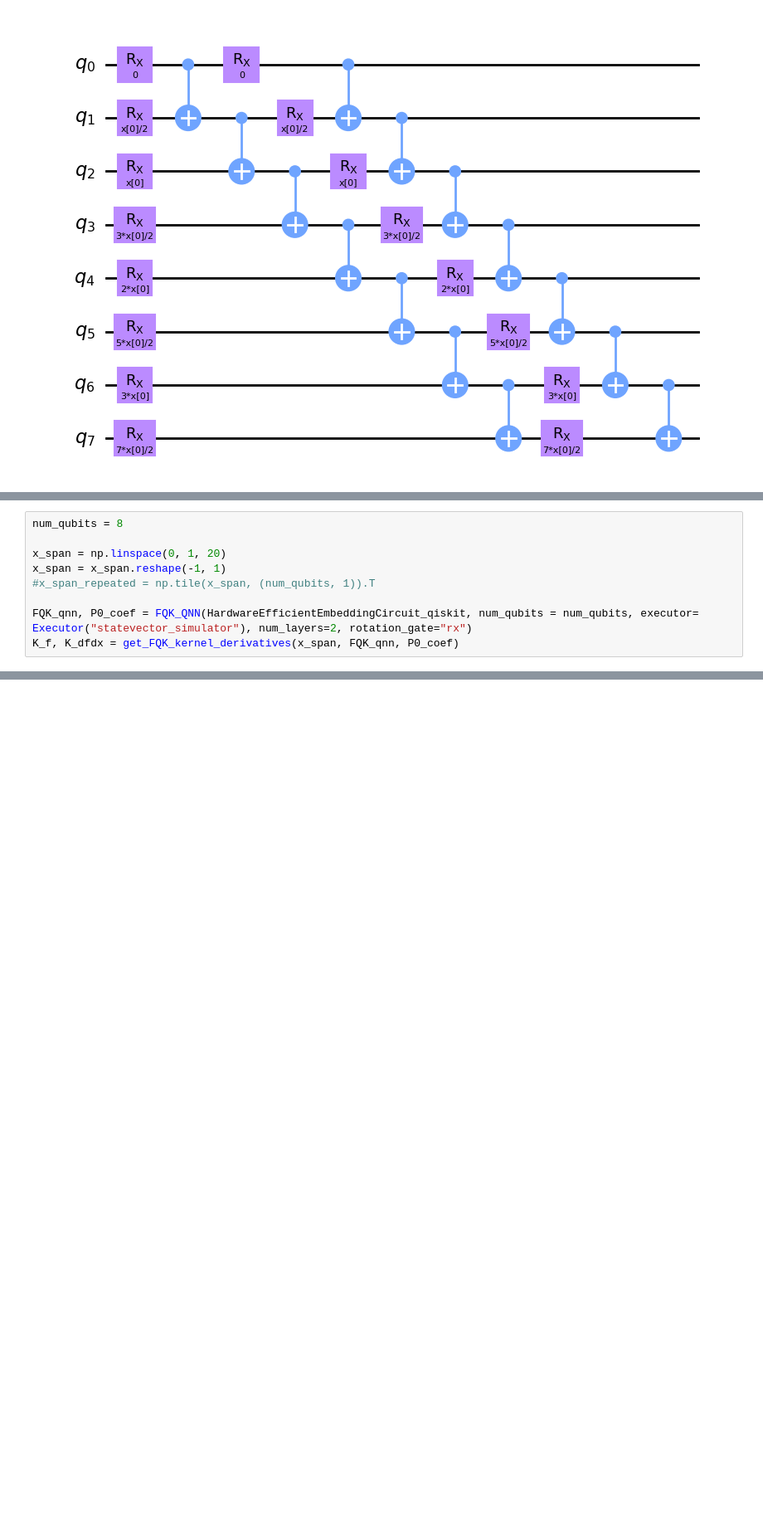
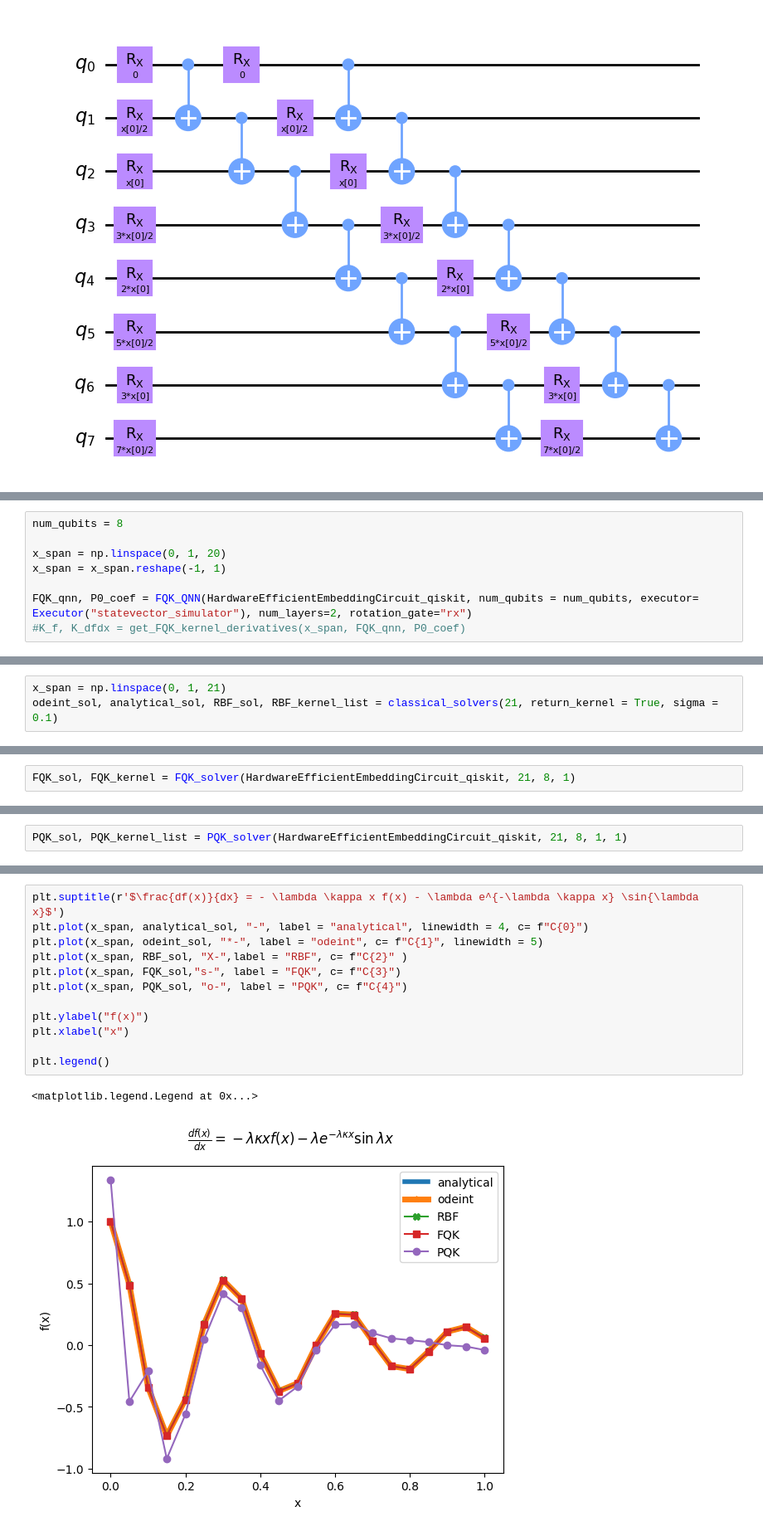
Before and after one commit to rupof/KernelDE, a Jupyter notebook: KernelDDE.ipynb, the cells around one changed output, grey strips where cells are left out. Shown at 83% size. Saved outputs shown, nothing was run; the diff lists cells and outputs as text; blank space fills up the shorter version.

```diff
--- a/KernelDDE.ipynb
+++ b/KernelDDE.ipynb
@@ -183,7 +317,6 @@ num_qubits = 8
 
 x_span = np.linspace(0, 1, 20)
 x_span = x_span.reshape(-1, 1)
-#x_span_repeated = np.tile(x_span, (num_qubits, 1)).T
 
 FQK_qnn, P0_coef = FQK_QNN(HardwareEfficientEmbeddingCircuit_qiskit, num_qubits = num_qubits, executor= Executor("statevector_simulator"), num_layers=2, rotation_gate="rx")
-K_f, K_dfdx = get_FQK_kernel_derivatives(x_span, FQK_qnn, P0_coef)
+#K_f, K_dfdx = get_FQK_kernel_derivatives(x_span, FQK_qnn, P0_coef)
@@ -311,0 +428,3 @@ plt.plot(x_span, np.abs(solution-f_analytical(x_span)), '-.')
+# %%
+x_span = np.linspace(0, 1, 21)
+odeint_sol, analytical_sol, RBF_sol, RBF_kernel_list = classical_solvers(21, return_kernel = True, sigma = 0.1)
@@ -311,0 +437,2 @@ plt.plot(x_span, np.abs(solution-f_analytical(x_span)), '-.')
+# %%
+FQK_sol, FQK_kernel = FQK_solver(HardwareEfficientEmbeddingCircuit_qiskit, 21, 8, 1)
@@ -311,0 +446,2 @@ plt.plot(x_span, np.abs(solution-f_analytical(x_span)), '-.')
+# %%
+PQK_sol, PQK_kernel_list = PQK_solver(HardwareEfficientEmbeddingCircuit_qiskit, 21, 8, 1, 1)
@@ -311,0 +454,15 @@ plt.plot(x_span, np.abs(solution-f_analytical(x_span)), '-.')
+# %%
+plt.suptitle(r'$\frac{df(x)}{dx} = - \lambda \kappa x f(x) - \lambda e^{-\lambda \kappa x} \sin{\lambda x}$')
+plt.plot(x_span, analytical_sol, "-", label = "analytical", linewidth = 4, c= f"C{0}")
+plt.plot(x_span, odeint_sol, "*-", label = "odeint", c= f"C{1}", linewidth = 5)
+plt.plot(x_span, RBF_sol, "X-",label = "RBF", c= f"C{2}" )
+plt.plot(x_span, FQK_sol,"s-", label = "FQK", c= f"C{3}")
+plt.plot(x_span, PQK_sol, "o-", label = "PQK", c= f"C{4}")
+
+plt.ylabel("f(x)")
+plt.xlabel("x")
+
+plt.legend()
+# %% [output]
+<matplotlib.legend.Legend at 0x...>
+[figure, added]
```
Also changed, not shown: parts of 22 cells of this notebook, 1 other file.
